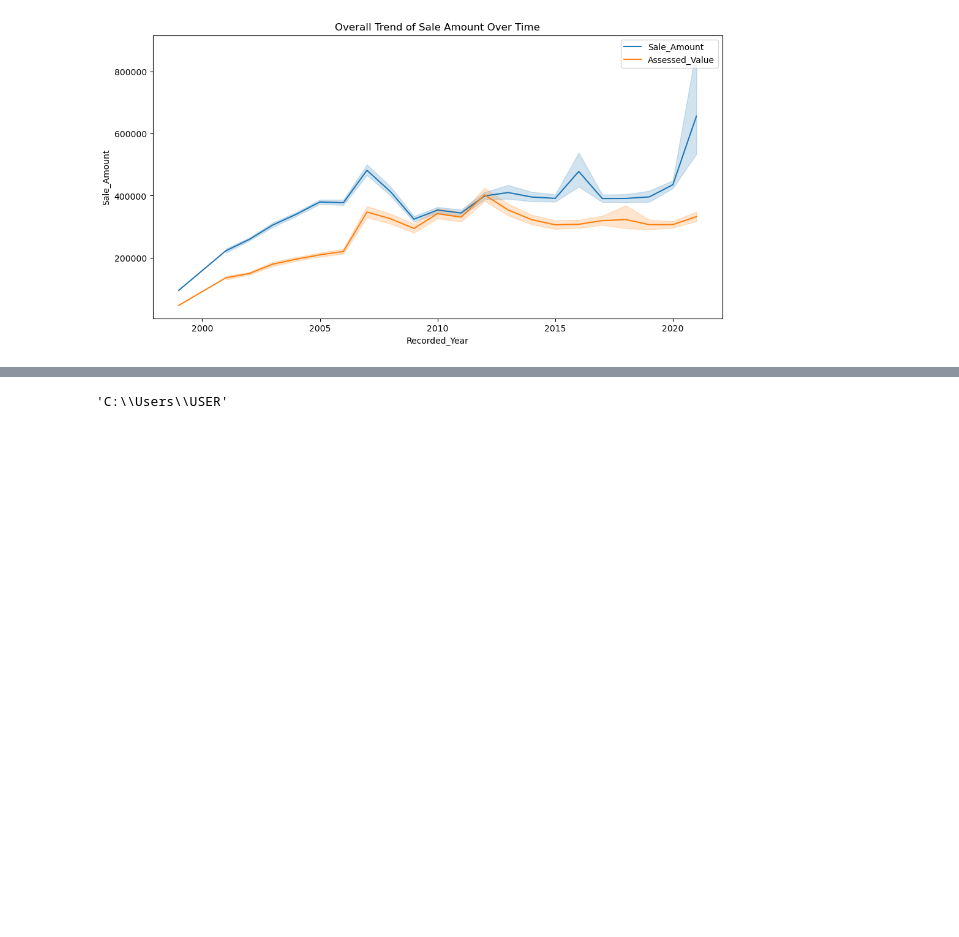
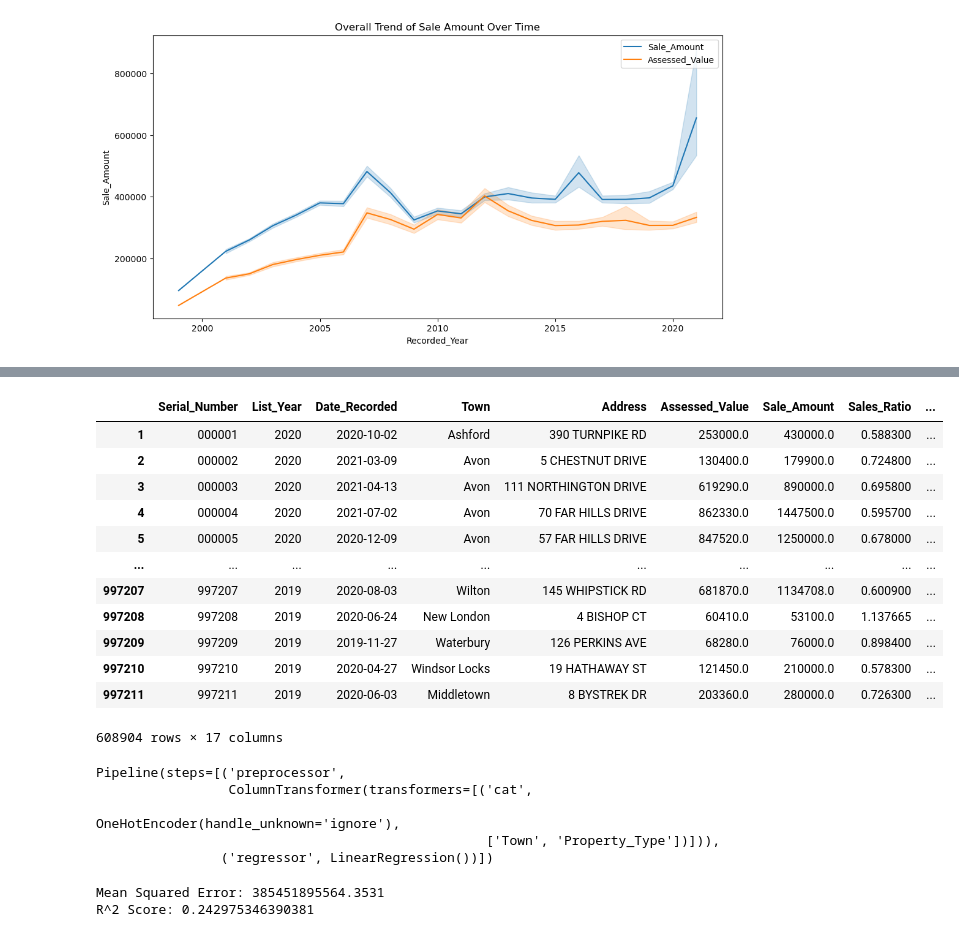
Before and after one commit to berrylewis97/real_estate_analysis, a Jupyter notebook: real_estate_analysis.ipynb, the cells around one changed output, grey strips where cells are left out. Drawn from its saved outputs; the diff is of its cells as text; code cells hidden in the pictures; blank space fills up the shorter version.

Commit message:
ML predictions

```diff
--- a/real_estate_analysis.ipynb
+++ b/real_estate_analysis.ipynb
@@ -69,4 +89,16 @@ plt.show()
 # %%
-cd
+data
 # %% [output]
+|  | Serial_Number | List_Year | Date_Recorded | Town | Address | Assessed_Value | Sale_Amount | Sales_Ratio | ... |
+| 1 | 000001 | 2020 | 2020-10-02 | Ashford | 390 TURNPIKE RD | 253000.0 | 430000.0 | 0.588300 | ... |
+| 2 | 000002 | 2020 | 2021-03-09 | Avon | 5 CHESTNUT DRIVE | 130400.0 | 179900.0 | 0.724800 | ... |
+| 3 | 000003 | 2020 | 2021-04-13 | Avon | 111 NORTHINGTON DRIVE | 619290.0 | 890000.0 | 0.695800 | ... |
+| 4 | 000004 | 2020 | 2021-07-02 | Avon | 70 FAR HILLS DRIVE | 862330.0 | 1447500.0 | 0.595700 | ... |
+| 5 | 000005 | 2020 | 2020-12-09 | Avon | 57 FAR HILLS DRIVE | 847520.0 | 1250000.0 | 0.678000 | ... |
+| ... | ... | ... | ... | ... | ... | ... | ... | ... | ... |
+| 997207 | 997207 | 2019 | 2020-08-03 | Wilton | 145 WHIPSTICK RD | 681870.0 | 1134708.0 | 0.600900 | ... |
+| 997208 | 997208 | 2019 | 2020-06-24 | New London | 4 BISHOP CT | 60410.0 | 53100.0 | 1.137665 | ... |
+| 997209 | 997209 | 2019 | 2019-11-27 | Waterbury | 126 PERKINS AVE | 68280.0 | 76000.0 | 0.898400 | ... |
+| 997210 | 997210 | 2019 | 2020-04-27 | Windsor Locks | 19 HATHAWAY ST | 121450.0 | 210000.0 | 0.578300 | ... |
+| 997211 | 997211 | 2019 | 2020-06-03 | Middletown | 8 BYSTREK DR | 203360.0 | 280000.0 | 0.726300 | ... |
-'C:\\Users\\USER'
+608904 rows × 17 columns
@@ -72,0 +115,35 @@ cd
+# %%
+# Preprocessing for categorical data
+categorical_transformer = OneHotEncoder(handle_unknown='ignore')
+
+# Bundle preprocessing for numerical and categorical data
+preprocessor = ColumnTransformer(
+    transformers=[
+        ('cat', categorical_transformer, categorical_features)
+    ])
+
+# Bundle preprocessing and modeling code in a pipeline
+model = Pipeline(steps=[('preprocessor', preprocessor),
+                        ('regressor', LinearRegression())])
+
+# Training the model
+model.fit(X_train, y_train)
+# %% [output]
+Pipeline(steps=[('preprocessor',
+                 ColumnTransformer(transformers=[('cat',
+                                                  OneHotEncoder(handle_unknown='ignore'),
+                                                  ['Town', 'Property_Type'])])),
+                ('regressor', LinearRegression())])
+# %%
+# Predicting the test set results
+y_pred = model.predict(X_test)
+
+# Evaluating the model
+mse = mean_squared_error(y_test, y_pred)
+r2 = r2_score(y_test, y_pred)
+
+print(f'Mean Squared Error: {mse}')
+print(f'R^2 Score: {r2}')
+# %% [output]
+Mean Squared Error: 385451895564.3531
+R^2 Score: 0.242975346390381
```
Also changed, not shown: parts of 9 cells of this notebook.
